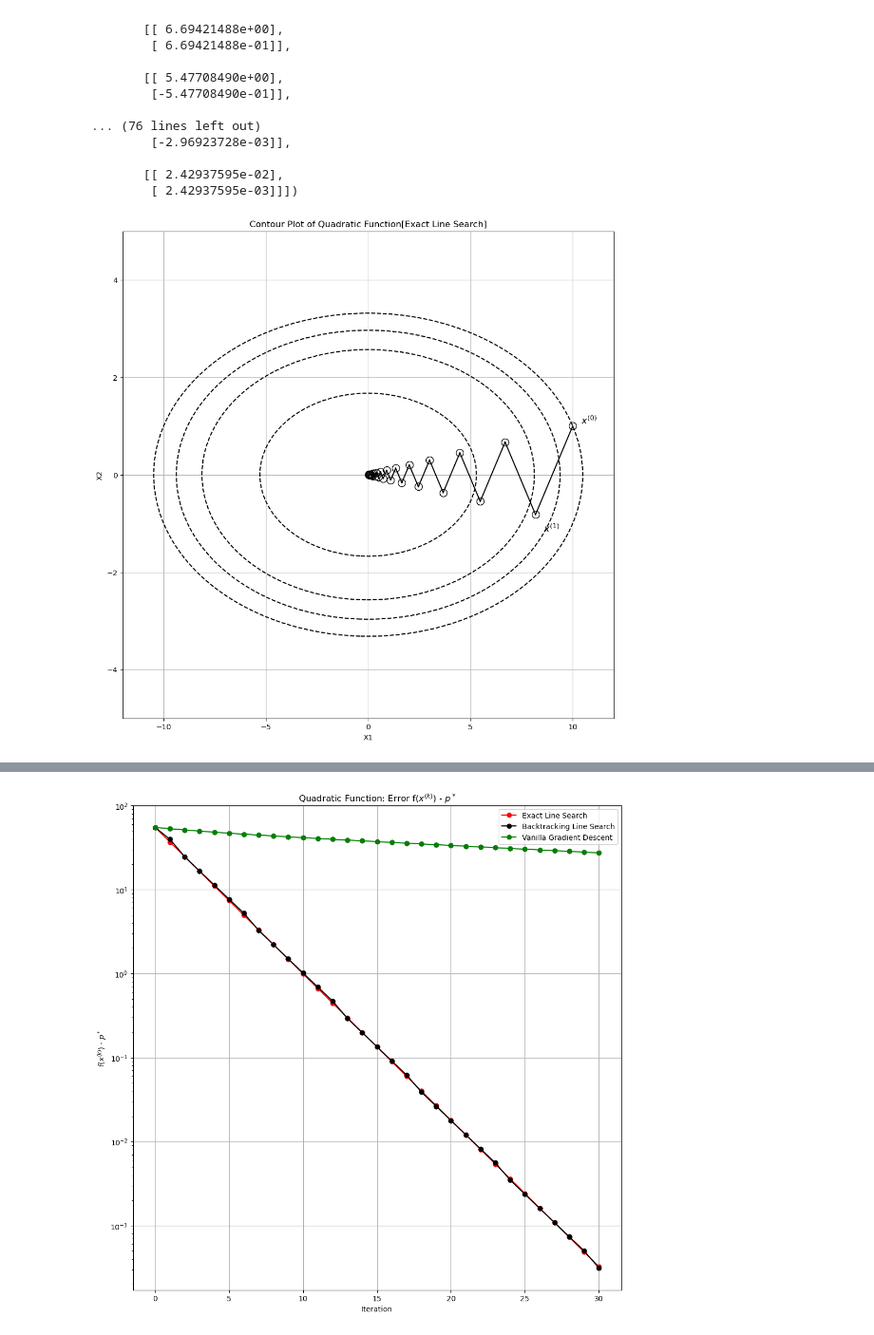
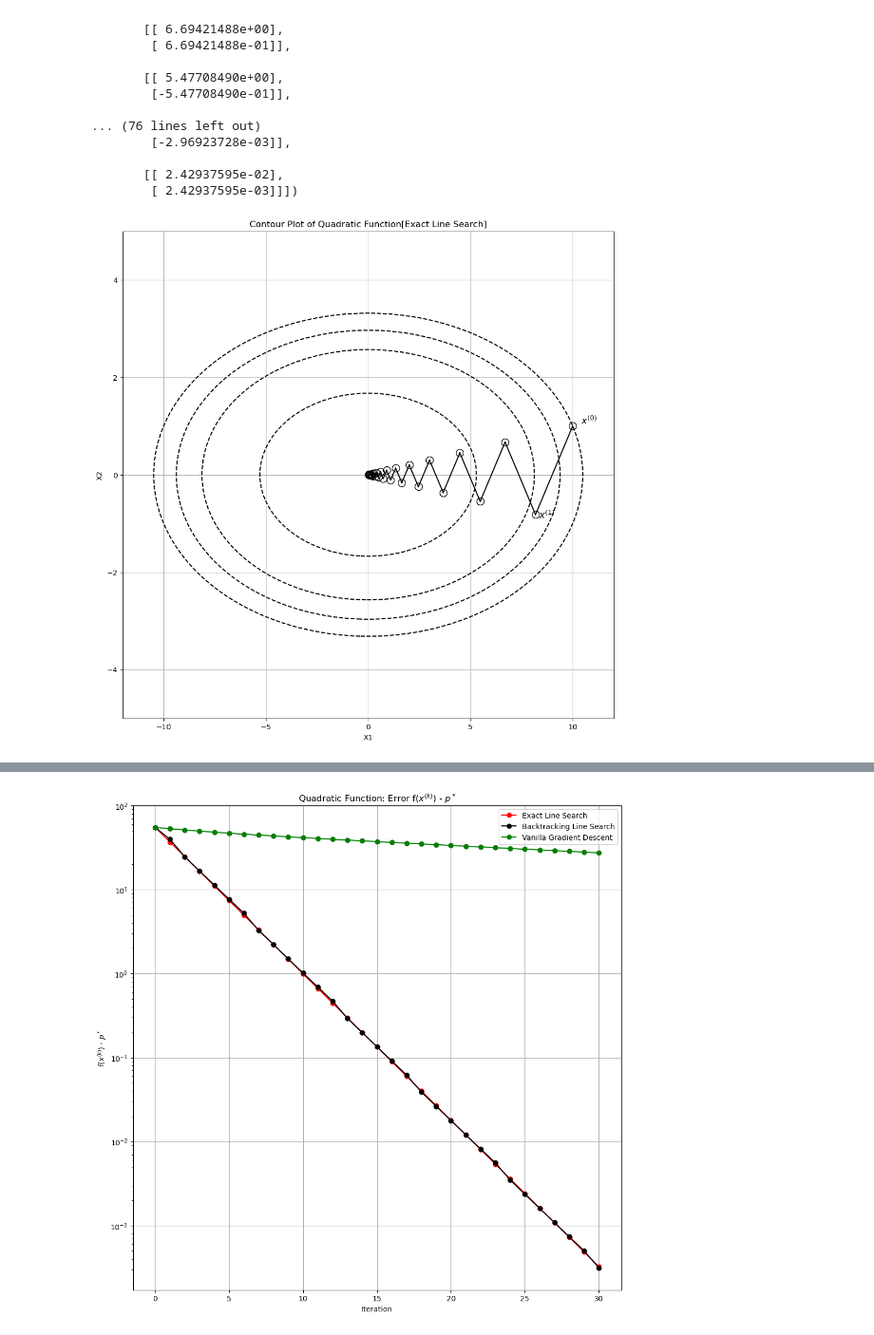
Before and after one commit to Ravi-Raghavan/ConvexOptimization, a Jupyter notebook: Homework #4 - Part 2.ipynb, the cells around one changed output, grey strips where cells are left out. Shown at 95% size. Cells and saved outputs as stored; diff of their text form; code cells hidden in the pictures.

```diff
--- a/Homework #4 - Part 2.ipynb
+++ b/Homework #4 - Part 2.ipynb
@@ -280,35 +280,35 @@ X1, X2 = np.meshgrid(x1, x2)
 #gamma: function input
 def f1_plot(x1, x2, gamma = 10):
     return 0.5 * ((x1 ** 2) + (gamma * (x2 ** 2)))
 
 #given points on the contour grid, get function values
 F = f1_plot(X1, X2)
 
 #set figure size
 plt.figure(figsize = (12, 12))
 
 #plot f1 exact line search iterates
 for point in f1_exact_line_search_iterates:
     plt.plot(point[0, 0], point[1, 0], 'o', markersize=10, color='black', markerfacecolor='none')
 
 #label x^(0) and x^(1)
 offset = 0.4
 plt.text(f1_exact_line_search_iterates[0][0, 0] + offset, f1_exact_line_search_iterates[0][1, 0], r'$x^{(0)}$', fontsize=13, color='black', va='bottom', ha='left')
-plt.text(f1_exact_line_search_iterates[1][0, 0] + offset, f1_exact_line_search_iterates[1][1, 0] - offset, r'$x^{(1)}$', fontsize=13, color='black', va='bottom', ha='left')
+plt.text(f1_exact_line_search_iterates[1][0, 0] + 0.4 * offset, f1_exact_line_search_iterates[1][1, 0] - 0.3 * offset, r'$x^{(1)}$', fontsize=13, color='black', va='bottom', ha='left')
 
 #Connect iterates via a line
 for i in range(len(f1_exact_line_search_iterates)-1):
     plt.plot([f1_exact_line_search_iterates[i][0, 0], f1_exact_line_search_iterates[i+1][0, 0]], [f1_exact_line_search_iterates[i][1, 0], f1_exact_line_search_iterates[i+1][1, 0]], color='black', linestyle='-')
 
 #Plot contour lines
 plt.contour(X1, X2, F, levels = [14, 33, 44, 55], colors='black', linestyles='dashed')
 plt.xlabel('X1')
 plt.ylabel('X2')
 plt.title('Contour Plot of Quadratic Function[Exact Line Search]')
 plt.grid(True)
 plt.show()
 # %% [output]
-[figure, old version]
+[figure, new version]
 # %%
 #run gradient descent, with backtracking algorithm, for f1(i.e. the quadratic function)
 f1_backtracking_iterates, f1_backtracking_function_values = backtracking_line_search_gradient_descent(f1, f1_gradient, f1_backtracking_algorithm, x0, 30, 1e-4)
```
Also changed, not shown: parts of 5 cells of this notebook.
